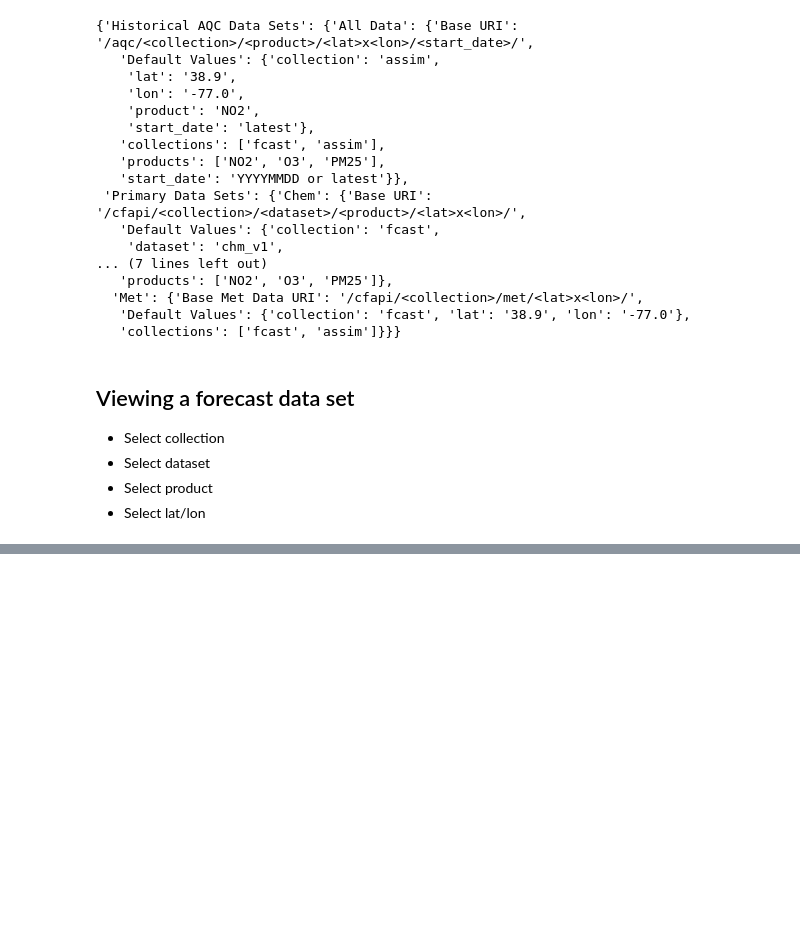
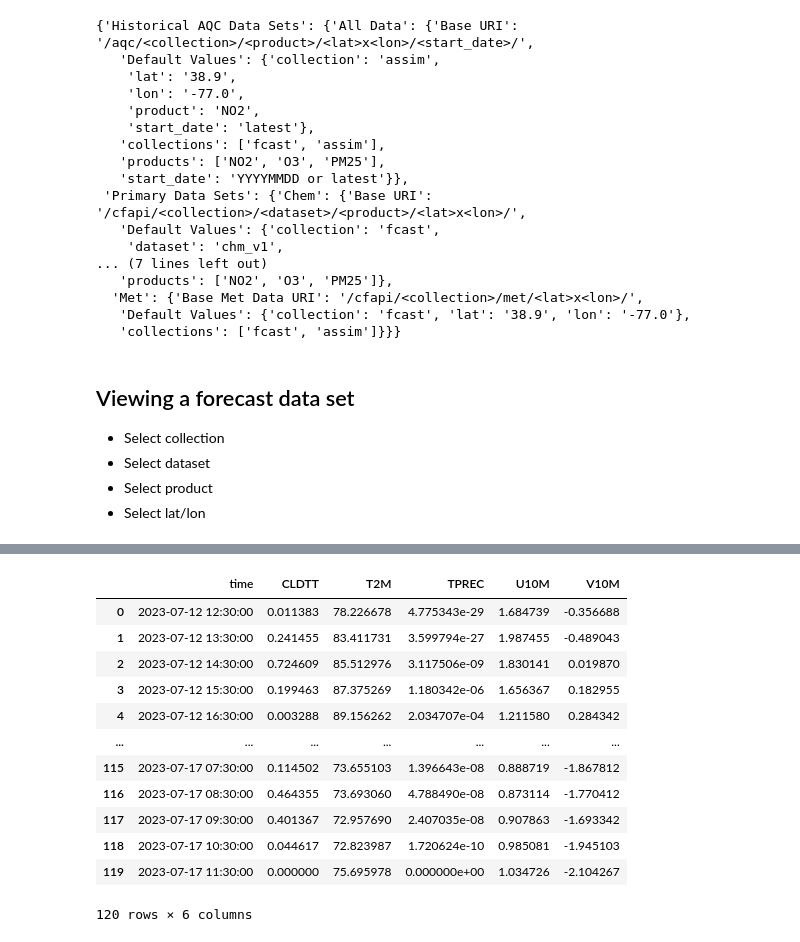
Before and after one commit to CRWayman/GEOS-CF-API, a Jupyter notebook: CFAPI_Tutorial.ipynb, the cells around one changed output, grey strips where cells are left out. Saved outputs shown, nothing was run; the diff lists cells and outputs as text; code cells hidden in the pictures; blank space fills up the shorter version.

```diff
--- a/CFAPI_Tutorial.ipynb
+++ b/CFAPI_Tutorial.ipynb
@@ -41,6 +43,16 @@ data
 - Select product
 - Select lat/lon
 # %%
-collection =
+collection = 'fcast'
+dataset = 'chm_v1'
+product = 'no2'
+lat = '38.9'
+lon = '-77.4'
 
-url = f'https://fluid.nccs.nasa.gov/cfapi/{collection}/{dataset}/{}'
+url = f'https://fluid.nccs.nasa.gov/cfapi/{collection}/{dataset}/{product}/{lat}x{lon}'
+
+response = urlopen(url)
+
+data = json.loads(response.read())
+
+data
@@ -46,0 +135,12 @@ url = f'https://fluid.nccs.nasa.gov/cfapi/{collection}/{dataset}/{}'
+# %%
+# Load meteorology fields
+
+collection = 'fcast'
+dataset='met'
+
+
+met_url = f'https://fluid.nccs.nasa.gov/cfapi/{collection}/{dataset}/{lat}x{lon}'
+
+met_response = urlopen(met_url)
+
+met_data = json.loads(met_response.read())
@@ -46,0 +180,16 @@ url = f'https://fluid.nccs.nasa.gov/cfapi/{collection}/{dataset}/{}'
+# %%
+met_df
+# %% [output]
+|  | time | CLDTT | T2M | TPREC | U10M | V10M |
+| 0 | 2023-07-12 12:30:00 | 0.011383 | 78.226678 | 4.775343e-29 | 1.684739 | -0.356688 |
+| 1 | 2023-07-12 13:30:00 | 0.241455 | 83.411731 | 3.599794e-27 | 1.987455 | -0.489043 |
+| 2 | 2023-07-12 14:30:00 | 0.724609 | 85.512976 | 3.117506e-09 | 1.830141 | 0.019870 |
+| 3 | 2023-07-12 15:30:00 | 0.199463 | 87.375269 | 1.180342e-06 | 1.656367 | 0.182955 |
+| 4 | 2023-07-12 16:30:00 | 0.003288 | 89.156262 | 2.034707e-04 | 1.211580 | 0.284342 |
+| ... | ... | ... | ... | ... | ... | ... |
+| 115 | 2023-07-17 07:30:00 | 0.114502 | 73.655103 | 1.396643e-08 | 0.888719 | -1.867812 |
+| 116 | 2023-07-17 08:30:00 | 0.464355 | 73.693060 | 4.788490e-08 | 0.873114 | -1.770412 |
+| 117 | 2023-07-17 09:30:00 | 0.401367 | 72.957690 | 2.407035e-08 | 0.907863 | -1.693342 |
+| 118 | 2023-07-17 10:30:00 | 0.044617 | 72.823987 | 1.720624e-10 | 0.985081 | -1.945103 |
+| 119 | 2023-07-17 11:30:00 | 0.000000 | 75.695978 | 0.000000e+00 | 1.034726 | -2.104267 |
+120 rows × 6 columns
```
Also changed, not shown: parts of 17 cells of this notebook.
